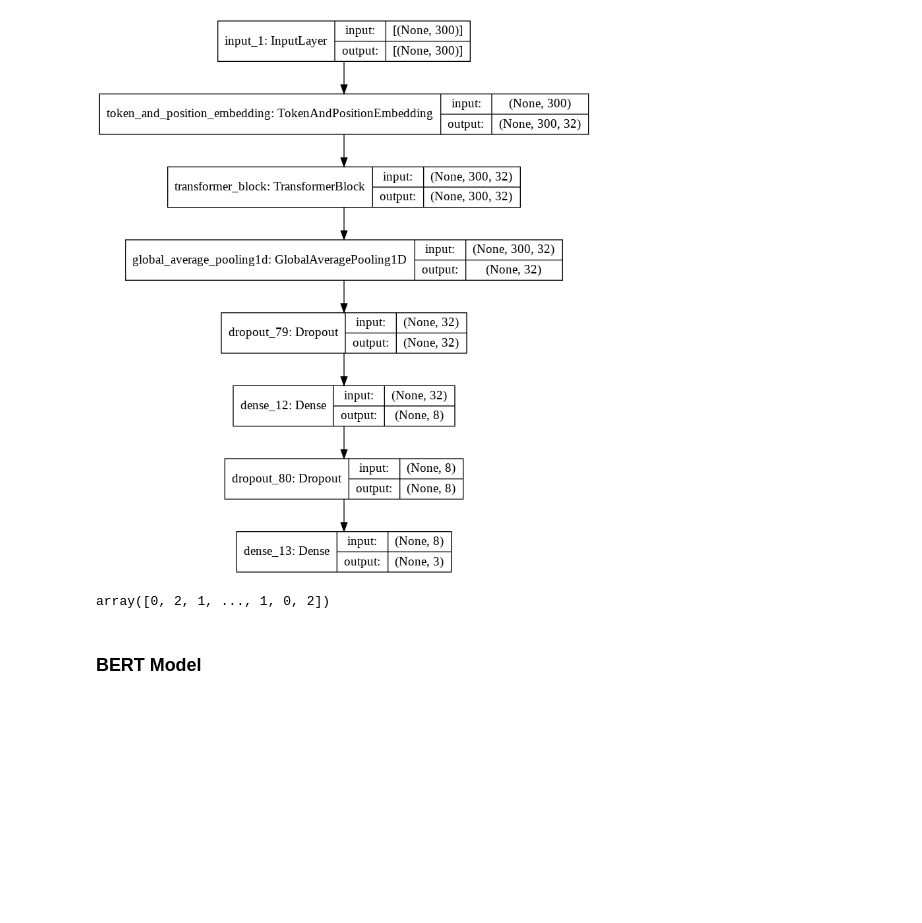
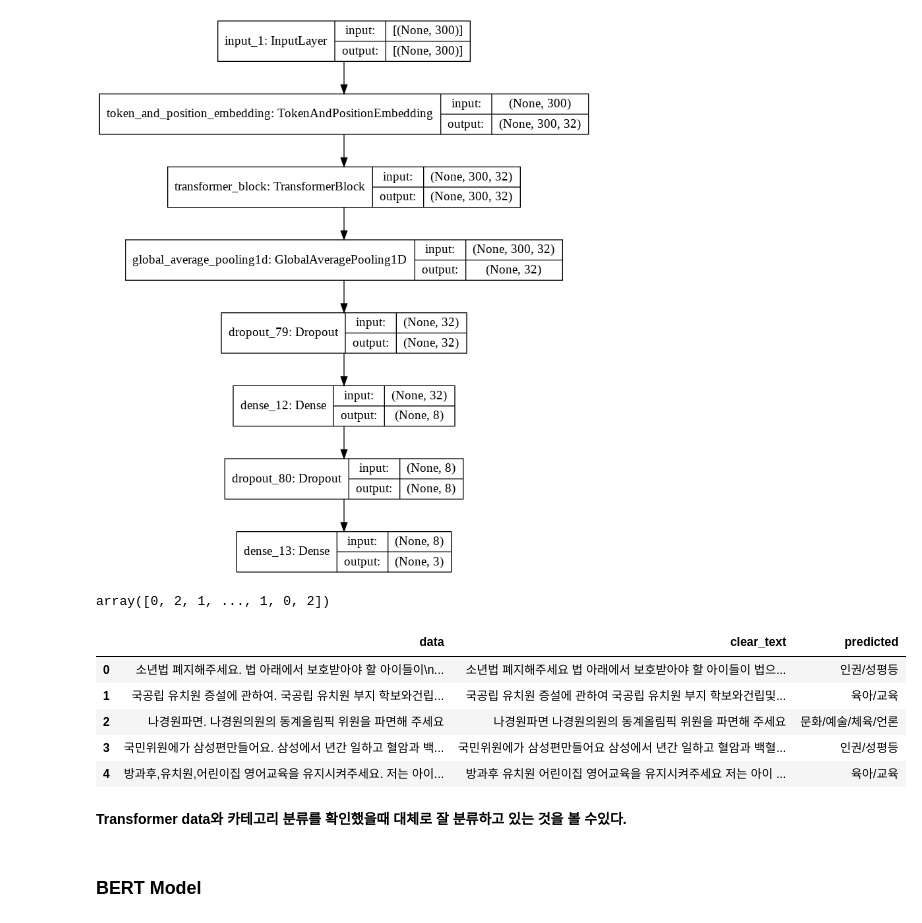
Before and after one commit to Mino94/bluehouse_review_classfication_BERT, a Jupyter notebook: bluehouse_classfication_BERT.ipynb, the cells around one changed output. Saved outputs shown, nothing was run; the diff lists cells and outputs as text; code cells hidden in the pictures; blank space fills up the shorter version.

Commit message:
updated transformer

```diff
--- a/bluehouse_classfication_BERT.ipynb
+++ b/bluehouse_classfication_BERT.ipynb
@@ -664,6 +664,35 @@ y_pred = model.predict(pad_X_test)
 np.argmax(y_pred, axis=-1)
 # %% [output]
 array([0, 2, 1, ..., 1, 0, 2])
+# %%
+pred = np.argmax(y_pred, axis=-1)
+# %%
+# 0 : 인권/성평등
+
+# 1 : 문화/예술/체육/언론
+
+# 2 : 육아/교육
+pred_li = []
+for i in pred:
+    if i==0:
+        pred_li.append("인권/성평등")
+    elif i==1:
+        pred_li.append("문화/예술/체육/언론")
+    else:
+        pred_li.append("육아/교육")
+# %%
+test_data['predicted'] = pred_li
+# %%
+test_data.head()
+# %% [output]
+|  | data | clear_text | predicted |
+| 0 | 소년법 폐지해주세요. 법 아래에서 보호받아야 할 아이들이\n... | 소년법 폐지해주세요 법 아래에서 보호받아야 할 아이들이 법으... | 인권/성평등 |
+| 1 | 국공립 유치원 증설에 관하여. 국공립 유치원 부지 학보와건립... | 국공립 유치원 증설에 관하여 국공립 유치원 부지 학보와건립및... | 육아/교육 |
+| 2 | 나경원파면. 나경원의원의 동계올림픽 위원을 파면해 주세요 | 나경원파면 나경원의원의 동계올림픽 위원을 파면해 주세요 | 문화/예술/체육/언론 |
+| 3 | 국민위원에가 삼성편만들어요. 삼성에서 년간 일하고 혈암과 백... | 국민위원에가 삼성편만들어요 삼성에서 년간 일하고 혈암과 백혈... | 인권/성평등 |
+| 4 | 방과후,유치원,어린이집 영어교육을 유지시켜주세요. 저는 아이... | 방과후 유치원 어린이집 영어교육을 유지시켜주세요 저는 아이 ... | 육아/교육 |
+# %% [markdown]
+**Transformer data와 카테고리 분류를 확인했을때 대체로 잘 분류하고 있는 것을 볼 수있다.**
 # %% [markdown]
 ### BERT Model
 # %%
```
